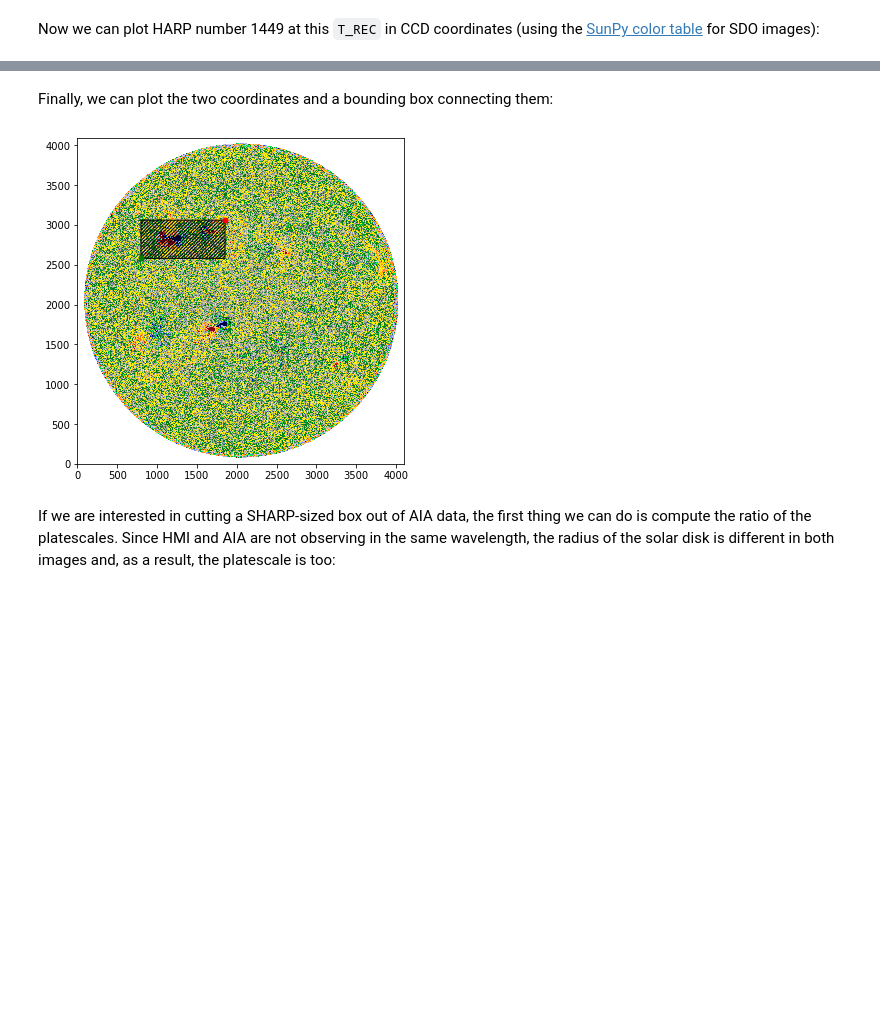
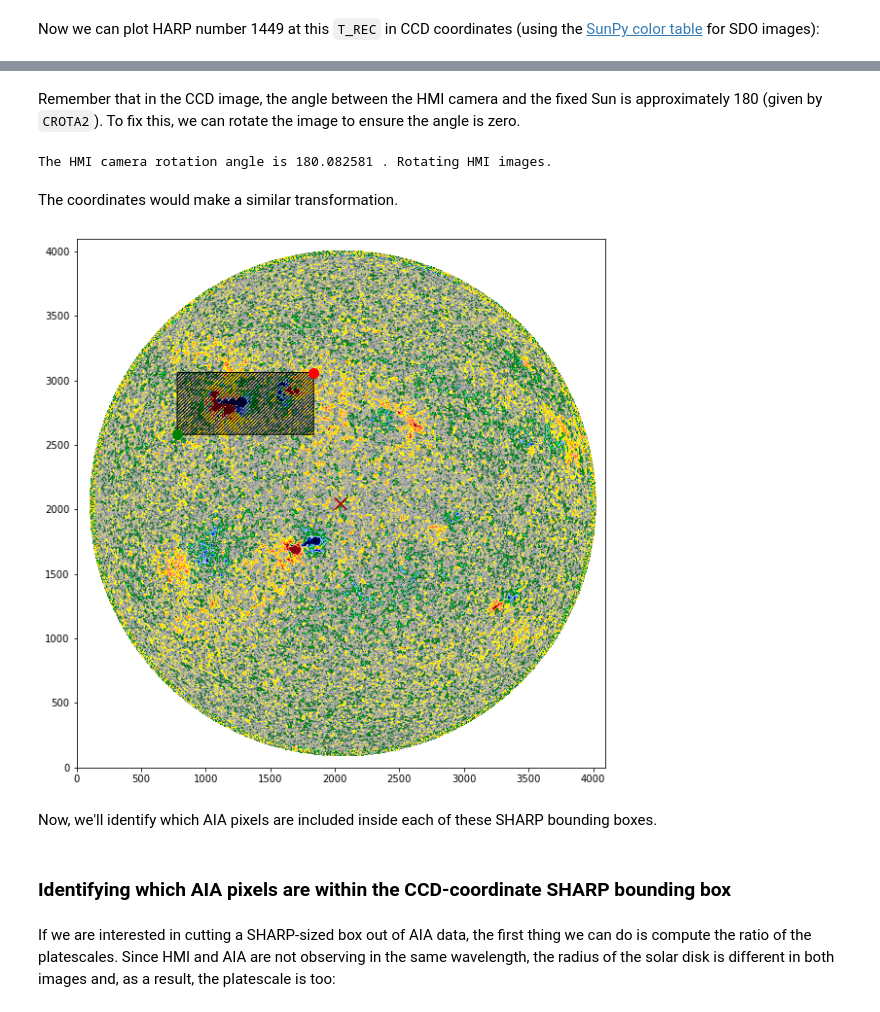
Before and after one commit to mbobra/SHARPs, a Jupyter notebook: feature_extraction.ipynb, the cells around one changed output, grey strips where cells are left out. Saved outputs shown, nothing was run; the diff lists cells and outputs as text; code cells hidden in the pictures; blank space fills up the shorter version.

Commit message:
improved explanation for bounding box extraction

```diff
--- a/feature_extraction.ipynb
+++ b/feature_extraction.ipynb
@@ -119,28 +173,48 @@ Now, we can identify the coordinates of both the lower left-hand corner and uppe
+# %% [markdown]
+Remember that in the CCD image, the angle between the HMI camera and the fixed Sun is approximately 180 (given by `CROTA2`). To fix this, we can rotate the image to ensure the angle is zero.
+# %%
+if (keys_ccd.CROTA2[0] > 5.0):
+    print("The HMI camera rotation angle is",keys_ccd.CROTA2[0],". Rotating HMI images.")
+    photosphere_full_image = np.rot90(photosphere_full_image,2)
+    photosphere_image[1].data = np.rot90(photosphere_image[1].data,2)
+# %% [output]
+The HMI camera rotation angle is 180.082581 . Rotating HMI images.
+# %% [markdown]
+The coordinates would make a similar transformation.
 # %%
 # lower left-hand corner
-x1 = (2048. + delta_disk_center_x + keys_ccd.CRPIX1[0] - XDIM_CCD)
-y1 = (2048. + delta_disk_center_y + keys_ccd.CRPIX2[0] - YDIM_CCD)
+x1 = (keys_ccd.IMCRPIX1[0] + keys_ccd.CRPIX1[0] - XDIM_CCD)
+y1 = (keys_ccd.IMCRPIX2[0] + keys_ccd.CRPIX2[0] - YDIM_CCD)
 
 # upper right-hand corner
-x2 = (2048. + delta_disk_center_x + keys_ccd.CRPIX1[0])
-y2 = (2048. + delta_disk_center_y + keys_ccd.CRPIX2[0])
+x2 = (keys_ccd.IMCRPIX1[0] + keys_ccd.CRPIX1[0])
+y2 = (keys_ccd.IMCRPIX2[0] + keys_ccd.CRPIX2[0])
-# %% [markdown]
-Finally, we can plot the two coordinates and a bounding box connecting them:
 # %%
 fig, ax = plt.subplots(1,1)
 plt.imshow(photosphere_full_image,cmap=hmimag,origin='lower',vmax=300,vmin=-300,extent=[0,4096,0,4096])
 
 # draw a box using matplotlib.patches.Rectangle
 ax.add_patch(ptc.Rectangle((x1, y1), XDIM_CCD, YDIM_CCD, hatch='///////', fill=False, snap=False))
 
+# plot a black x at the center of the CCD
+plt.plot(2048, 2048, marker='x', color='black', markersize=12.0)
+
+# plot a red x at disk center
+plt.plot(keys_ccd.IMCRPIX1[0], keys_ccd.IMCRPIX2[0], marker='x', color='red', markersize=12.0)
+
 # plot a green dot at the lower left-hand corner
-plt.plot(x1, y1, 'g.', markersize=10.0)
+plt.plot(x1, y1, 'g.', markersize=20.0)
 
 # plot a red dot at the upper right-hand corner
-plt.plot(x2, y2, 'r.', markersize=10.0)
-fig.set_size_inches(6,6)
+plt.plot(x2, y2, 'r.', markersize=20.0)
+
+fig.set_size_inches(10,10)
 # %% [output]
-[figure, old version]
+[figure, new version]
+# %% [markdown]
+Now, we'll identify which AIA pixels are included inside each of these SHARP bounding boxes.
+# %% [markdown]
+### Identifying which AIA pixels are within the CCD-coordinate SHARP bounding box
 # %% [markdown]
 If we are interested in cutting a SHARP-sized box out of AIA data, the first thing we can do is compute the ratio of the platescales. Since HMI and AIA are not observing in the same wavelength, the radius of the solar disk is different in both images and, as a result, the platescale is too:
 # %%
```
Also changed, not shown: parts of 36 cells of this notebook.
